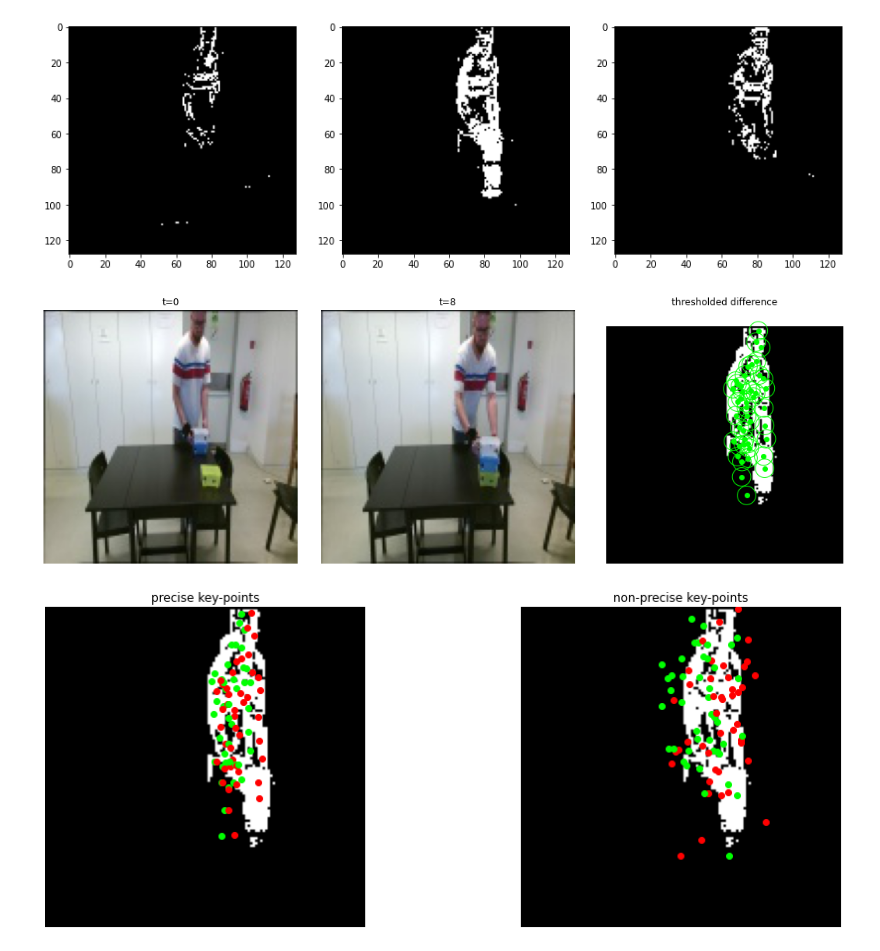
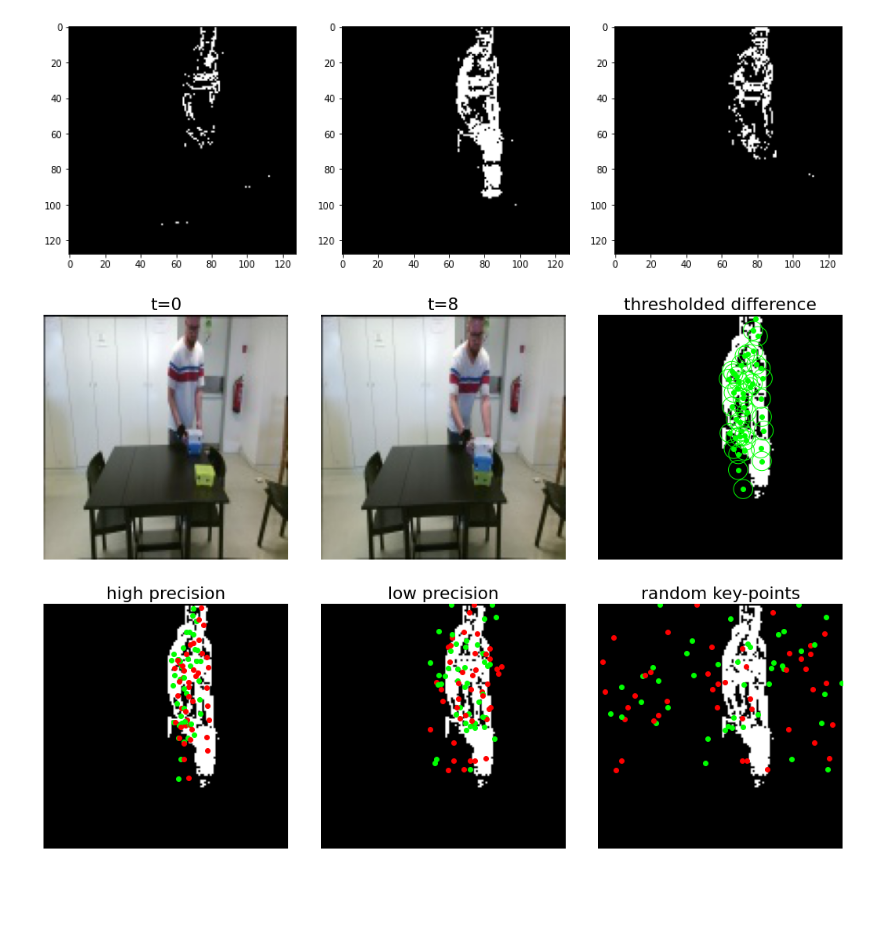
Before and after one commit to YFrisch/vssil, a Jupyter notebook: notebooks/metric_examples/Precision_Metric_Example.ipynb, the cells around one changed output. Drawn from its saved outputs; the diff is of its cells as text; code cells hidden in the pictures; blank space fills up the shorter version.

```diff
--- a/notebooks/metric_examples/Precision_Metric_Example.ipynb
+++ b/notebooks/metric_examples/Precision_Metric_Example.ipynb
@@ -50,33 +57,42 @@ ax[2].set_title('thresholded difference')
 ax[2].axis('off')
 for k in range(img_coordinates.shape[2]):
     ax[2].scatter(img_coordinates[0, 8, k, 0], img_coordinates[0, 8, k, 1], color='lime')
-    circle = plt.Circle((img_coordinates[0, 8, k, 0], img_coordinates[0, 8, k, 1]), 5, color='lime', fill=False)
-    ax[2].add_patch(circle)
+    if (img_coordinates[0, 8, k, 0] - 5 > 0) and (img_coordinates[0, 8, k, 1] - 5 > 0):
+        circle = plt.Circle((img_coordinates[0, 8, k, 0], img_coordinates[0, 8, k, 1]), 5, color='lime', fill=False)
+        ax[2].add_patch(circle)
 plt.tight_layout()
 plt.show()
-fig.savefig('/home/yannik/precision_simitate_example_1.svg')
+fig.savefig('/home/yannik/precision_simitate_example_1.svg', bbox_inches='tight')
 # %% [output]
-[figure, old version]
+[figure, new version]
 # %%
 _img_coordinates = torch.clone(img_coordinates)
 _img_coordinates[..., :2] += ((torch.rand_like(_img_coordinates[..., :2]) - 0.5) * 2 * sample.shape[-1]/10)
 _img_coordinates[..., :2].clip_(0, sample.shape[-1])
 
-fig, ax = plt.subplots(1, 2, figsize=(15, 5))
+rand_img_coordinates = torch.rand_like(_img_coordinates)
+rand_img_coordinates[..., :2] *= sample.shape[-1]
+
+fig, ax = plt.subplots(1, 3, figsize=(15, 5))
 ax[0].imshow(d_mask, cmap='gray')
 ax[0].axis('off')
-ax[0].set_title('precise key-points')
+ax[0].set_title('high precision')
 ax[1].imshow(d_mask, cmap='gray')
 ax[1].axis('off')
-ax[1].set_title('non-precise key-points')
+ax[1].set_title('low precision')
+ax[2].imshow(d_mask, cmap='gray')
+ax[2].axis('off')
+ax[2].set_title('random key-points')
 for k in range(img_coordinates.shape[2]):
     ax[0].scatter(img_coordinates[0, 0, k, 0], img_coordinates[0, 0, k, 1], color='lime')
     ax[0].scatter(img_coordinates[0, 8, k, 0], img_coordinates[0, 8, k, 1], color='red')
     ax[1].scatter(_img_coordinates[0, 0, k, 0], _img_coordinates[0, 0, k, 1], color='lime')
     ax[1].scatter(_img_coordinates[0, 8, k, 0], _img_coordinates[0, 8, k, 1], color='red')
+    ax[2].scatter(rand_img_coordinates[0, 0, k, 0], _img_coordinates[0, 0, k, 1], color='lime')
+    ax[2].scatter(rand_img_coordinates[0, 8, k, 0], _img_coordinates[0, 8, k, 1], color='red')
 
 plt.tight_layout()
 plt.show()
-fig.savefig('/home/yannik/precision_simitate_example_2.svg')
+fig.savefig('/home/yannik/precision_simitate_example_2.svg', bbox_inches='tight')
 # %% [output]
-[figure, old version]
+[figure, new version]
```
Also changed, not shown: parts of 2 cells of this notebook, 25 other files.
